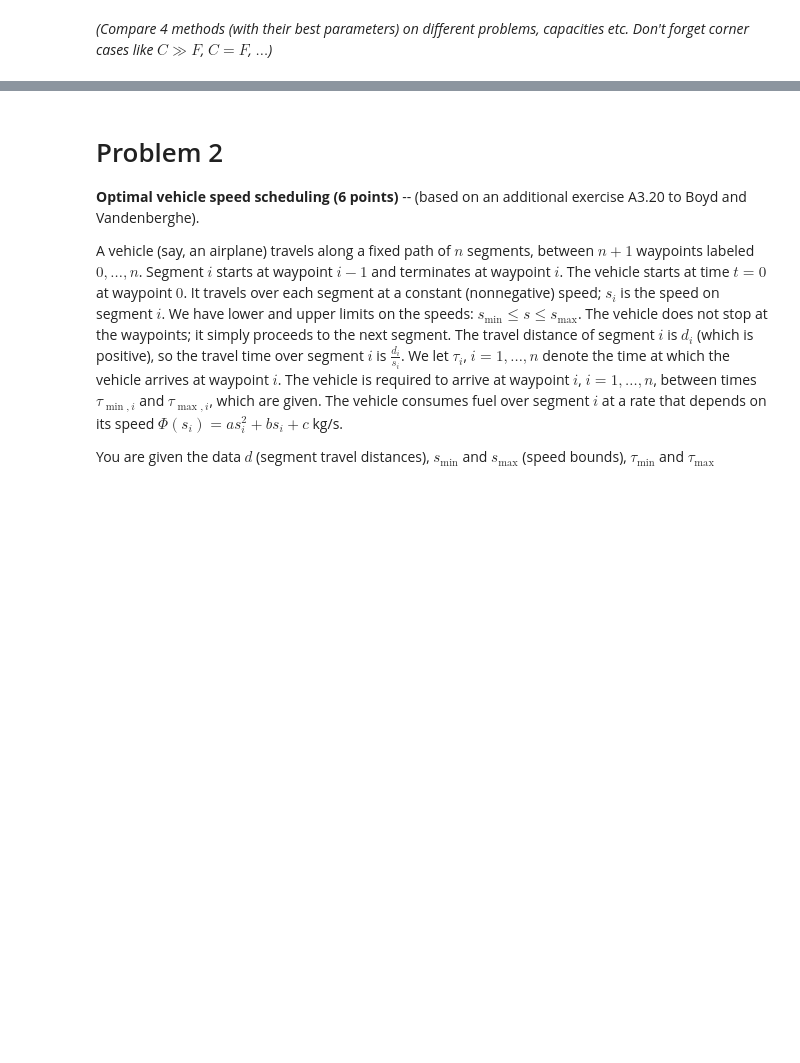
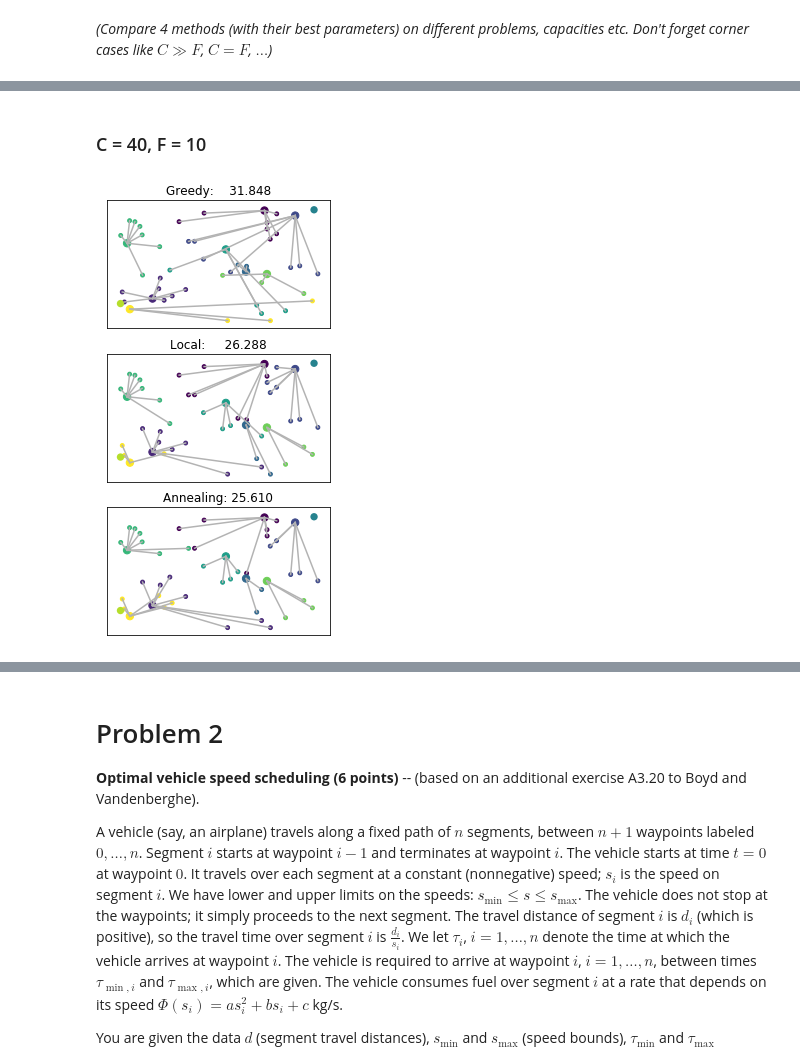
Before and after one commit to safoex/OptimizationMethods, a Jupyter notebook: 1/Assignment1.ipynb, the cells around one changed output, grey strips where cells are left out. Cells and saved outputs as stored; diff of their text form; code cells hidden in the pictures; blank space fills up the shorter version.

```diff
--- a/1/Assignment1.ipynb
+++ b/1/Assignment1.ipynb
@@ -367,0 +493,12 @@ ValueError: The truth value of an array with more than one element is ambiguous.
+# %% [markdown]
+### C = 40, F = 10
+# %%
+np.random.seed(666)
+
+problem = Problem(40,10)
+problem.assign_random_capacities()
+problem.assign_random_opening_costs()
+
+compare_results(problem)
+# %% [output]
+[figure, added]
```
Also changed, not shown: parts of 32 cells of this notebook, 3 other files.
